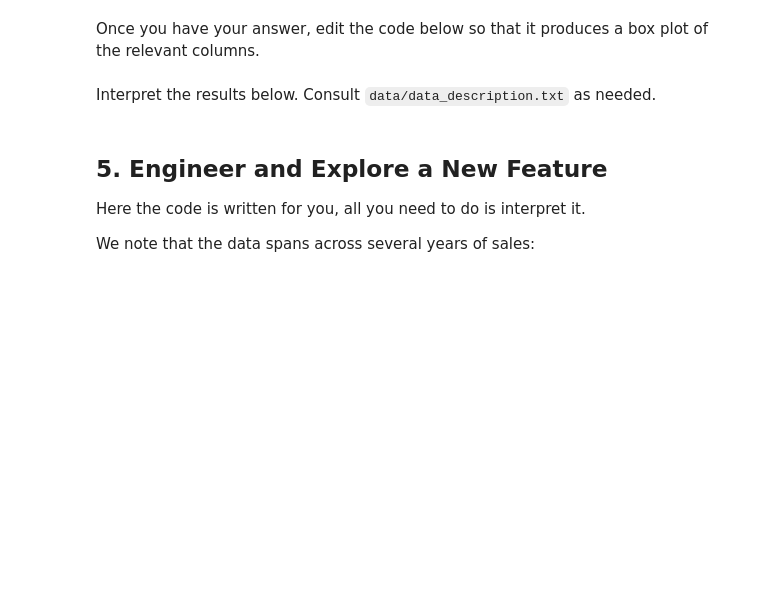
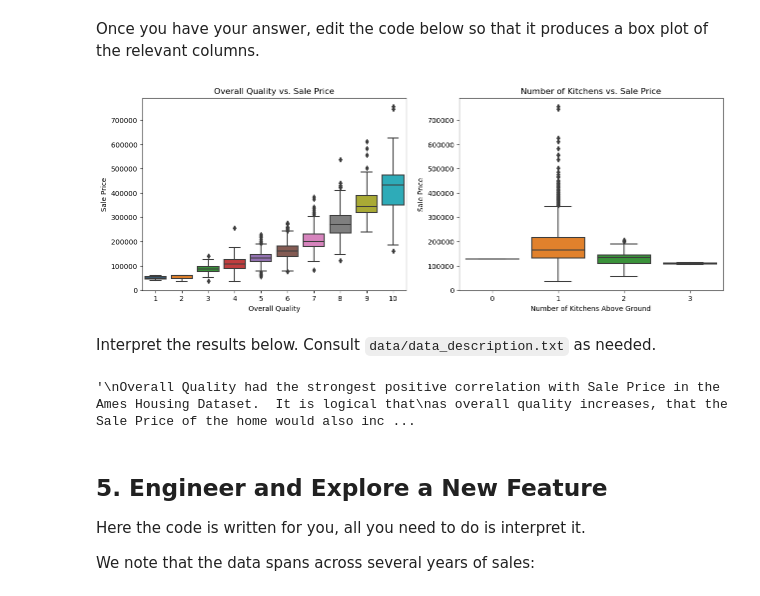
Before and after one commit to pnjoki/dsc-pandas-eda-lab, a Jupyter notebook: index.ipynb, the cells around one changed output. Drawn from its saved outputs; the diff is of its cells as text; code cells hidden in the pictures; blank space fills up the shorter version.

```diff
--- a/index.ipynb
+++ b/index.ipynb
@@ -432,0 +480,19 @@ Now, find the ***most negatively correlated*** column:
+# %%
+# Your code here
+print("NumPy way")
+
+min_corr_value = min(correlations)
+min_corr_column = numeric_df.columns[correlations.index(min_corr_value)]
+
+print("Most Negatively Correlated Column:", min_corr_column)
+print("Minimum Correlation Value:", min_corr_value)
+
+
+print ("\npandas way")
+
+
+min_corr_value = correlation_series.iloc[0]
+min_corr_column = correlation_series.index[0]
+
+print("Most Negatively Correlated Column:", min_corr_column)
+print("Minimum Correlation Value:", min_corr_value)
@@ -435,29 +508,31 @@ Once you have your answer, edit the code below so that it produces a box plot of
 # %%
 # Replace None with appropriate code
 
 import seaborn as sns
 
 fig, (ax1, ax2) = plt.subplots(ncols=2, figsize=(15,5))
 
 # Plot distribution of column with highest correlation
 sns.boxplot(
-    x=None,
+    x=df[max_corr_column],
     y=df["SalePrice"],
     ax=ax1
 )
 # Plot distribution of column with most negative correlation
 sns.boxplot(
-    x=None,
+    x=df[min_corr_column],
     y=df["SalePrice"],
     ax=ax2
 )
 
 # Customize labels
-ax1.set_title(None)
-ax1.set_xlabel(None)
+ax1.set_title("Overall Quality vs. Sale Price")
+ax1.set_xlabel("Overall Quality")
 ax1.set_ylabel("Sale Price")
-ax2.set_title(None)
-ax2.set_xlabel(None)
+ax2.set_title("Number of Kitchens vs. Sale Price")
+ax2.set_xlabel("Number of Kitchens Above Ground")
 ax2.set_ylabel("Sale Price");
+# %% [output]
+[figure, added]
 # %% [markdown]
 Interpret the results below. Consult `data/data_description.txt` as needed.
@@ -469,3 +539,18 @@ None
+# %%
+# Replace None with appropriate text
+"""
+Overall Quality had the strongest positive correlation with Sale Price in the Ames Housing Dataset.  It is logical that
+as overall quality increases, that the Sale Price of the home would also increase.  Kitchens Above Grade of the home had the strongest
+negative correlation with sale price. Because most homes only have one kitchen, this correlation
+
+The boxplots for Overall Quality range from Qualities from 1 to 10. As one would expect as the quality of the home increases, so does the
+sale price.  This correlations encompasses a wide range of quality values and appears to be a valid correlation.
+The boxplot for Kitchens Above Grade range from 0 to 3 kitchens. There were outliers with 0, 2, and 3 kitchens.  Since most homes have only
+one kitchen, the usefulness and validity of the correlation figure is questionable.  For the uncommon houses with two or three kitchens,
+there may have been more statistically significant reasons why their price would be less such as the age of the home.
+"""
+# %% [output]
+'\nOverall Quality had the strongest positive correlation with Sale Price in the Ames Housing Dataset.  It is logical that\nas overall quality increases, that the Sale Price of the home would also inc ...
 # %% [markdown]
 ## 5. Engineer and Explore a New Feature
 
```
Also changed, not shown: parts of 11 cells of this notebook.
